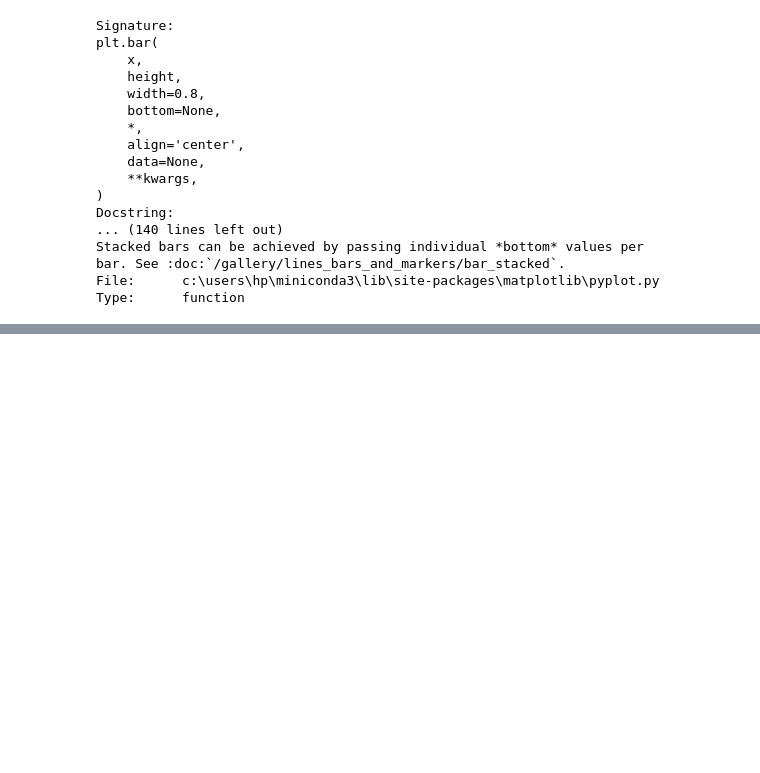
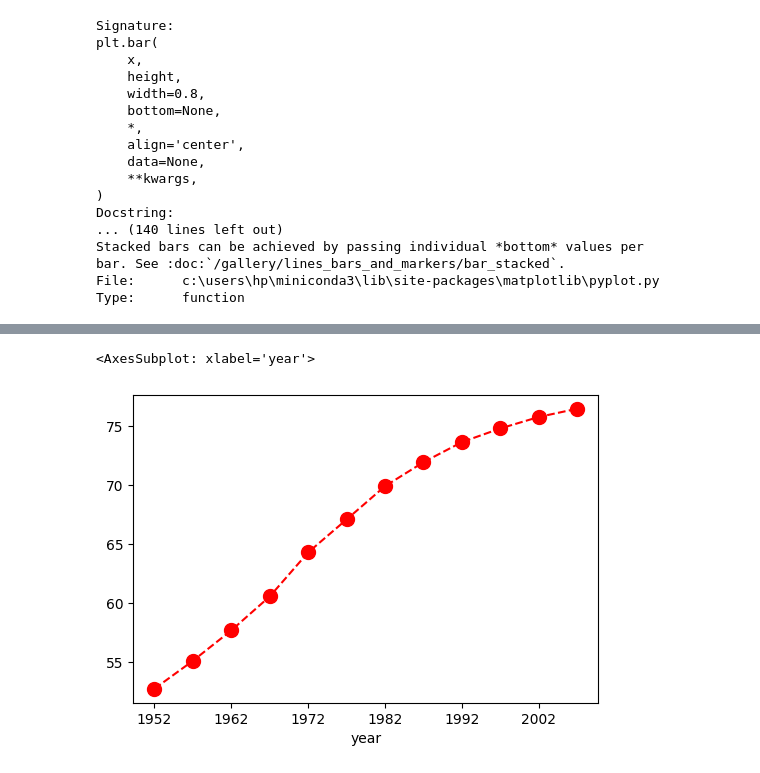
Before and after one commit to AmritRaj1405/pythondataanalytics, a Jupyter notebook: analysis/visualization.ipynb, the cells around one changed output, grey strips where cells are left out. Saved outputs shown, nothing was run; the diff lists cells and outputs as text; code cells hidden in the pictures; blank space fills up the shorter version.

```diff
--- a/analysis/visualization.ipynb
+++ b/analysis/visualization.ipynb
@@ -49,0 +53,4 @@ Text(0.5, 1.0, 'population')
+# %%
+df=px.data.gapminder()
+df['year']=df['year'].astype(str)
+df
@@ -49,0 +101,3 @@ Text(0.5, 1.0, 'population')
+# %%
+reunion=df[df.country=='Reunion'].copy()
+reunion
@@ -49,0 +118,3 @@ Text(0.5, 1.0, 'population')
+# %%
+reunion.set_index('year',inplace=True)
+reunion
@@ -49,0 +153,11 @@ Text(0.5, 1.0, 'population')
+# %%
+reunion.lifeExp.plot(
+    figsize=(6,4),
+    marker='o',
+    markersize=10,
+    color='red',
+    linestyle='--'
+)
+# %% [output]
+<AxesSubplot: xlabel='year'>
+[figure, added]
```
Also changed, not shown: parts of 14 cells of this notebook, 19 other files.
